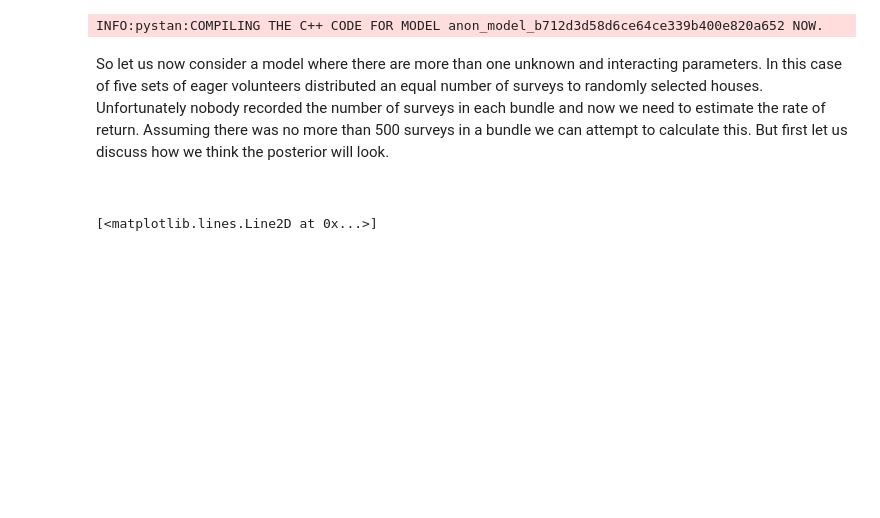
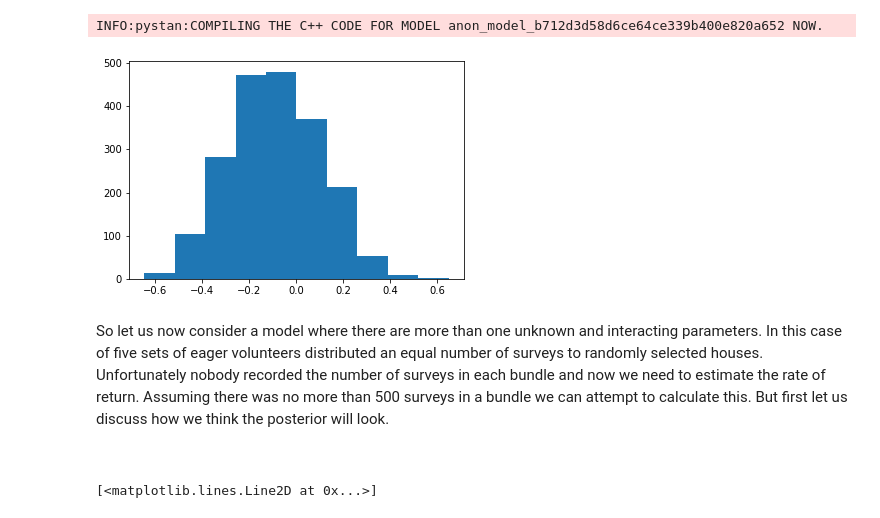
Before and after one commit to DataJavelin/MindLab_training, a Jupyter notebook: Mindlab_Course_PartI.ipynb, the cells around one changed output. Drawn from its saved outputs; the diff is of its cells as text; code cells hidden in the pictures; blank space fills up the shorter version.

```diff
--- a/Mindlab_Course_PartI.ipynb
+++ b/Mindlab_Course_PartI.ipynb
@@ -519,16 +532,18 @@ sm=pystan.StanModel(model_code=rate_diff)
 INFO:pystan:COMPILING THE C++ CODE FOR MODEL anon_model_b712d3d58d6ce64ce339b400e820a652 NOW.
 # %%
 model_data = {
-    'k1': 50,
-    'k2': 62,
-    'n1': 100,
-    'n2': 100,
+    'k1': 5,
+    'k2': 6,
+    'n1': 10,
+    'n2': 10,
 }
 
 fit=sm.sampling(data=model_data,chains=4,iter=1000,seed=12329)
 
-plot.hist(delta)
+plt.hist(fit['delta'])
 plt.show()
+# %% [output]
+[figure, added]
 # %% [markdown]
 
 <p> So let us now consider a model where there are more than one unknown and interacting parameters. In this case of five sets of eager volunteers distributed an equal number of surveys to randomly selected houses. Unfortunately nobody recorded the number of surveys in each bundle and now we need to estimate the rate of return. Assuming there was no more than 500 surveys in a bundle we can attempt to calculate this. But first let us discuss how we think the posterior will look. </p>
```
Also changed, not shown: parts of 13 cells of this notebook.
